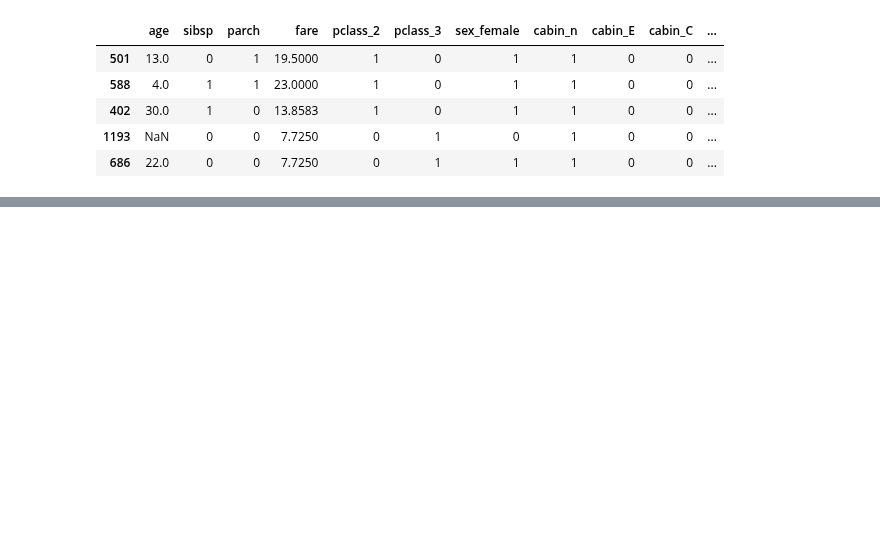
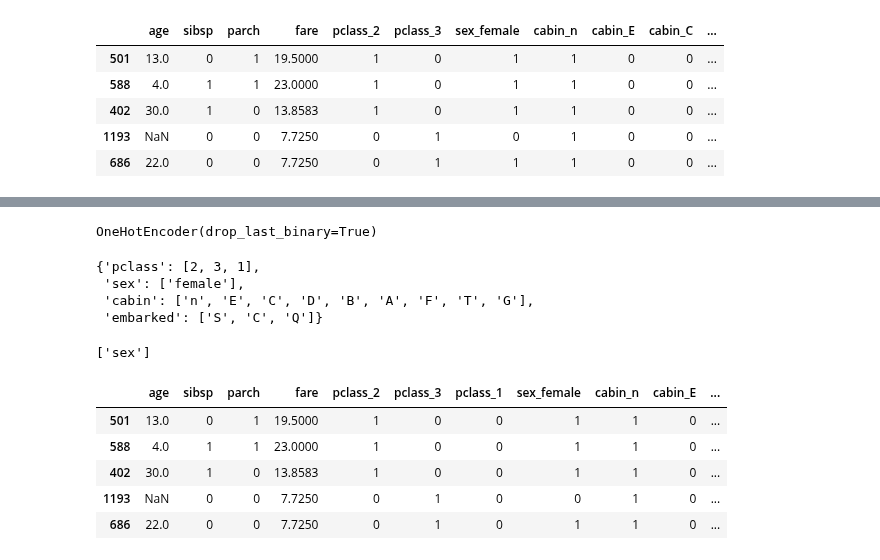
Before and after one commit to feature-engine/feature-engine-examples, a Jupyter notebook: encoding/OneHotEncoder.ipynb, the cells around one changed output, grey strips where cells are left out. Drawn from its saved outputs; the diff is of its cells as text; code cells hidden in the pictures; blank space fills up the shorter version.

```diff
--- a/encoding/OneHotEncoder.ipynb
+++ b/encoding/OneHotEncoder.ipynb
@@ -211,0 +240,36 @@ test_t.head()
+# %%
+ohe_enc = OneHotEncoder(top_categories=None,
+                        drop_last=False,
+                        drop_last_binary=True,
+                        )
+
+ohe_enc.fit(X_train)
+# %% [output]
+OneHotEncoder(drop_last_binary=True)
+# %%
+# the encoder dictionary
+ohe_enc.encoder_dict_
+# %% [output]
+{'pclass': [2, 3, 1],
+ 'sex': ['female'],
+ 'cabin': ['n', 'E', 'C', 'D', 'B', 'A', 'F', 'T', 'G'],
+ 'embarked': ['S', 'C', 'Q']}
+# %%
+# and we can also find which variables from those
+# are binary
+
+ohe_enc.variables_binary_
+# %% [output]
+['sex']
+# %%
+train_t = ohe_enc.transform(X_train)
+test_t = ohe_enc.transform(X_train)
+
+test_t.head()
+# %% [output]
+|  | age | sibsp | parch | fare | pclass_2 | pclass_3 | pclass_1 | sex_female | cabin_n | cabin_E | ... |
+| 501 | 13.0 | 0 | 1 | 19.5000 | 1 | 0 | 0 | 1 | 1 | 0 | ... |
+| 588 | 4.0 | 1 | 1 | 23.0000 | 1 | 0 | 0 | 1 | 1 | 0 | ... |
+| 402 | 30.0 | 1 | 0 | 13.8583 | 1 | 0 | 0 | 1 | 1 | 0 | ... |
+| 1193 | NaN | 0 | 0 | 7.7250 | 0 | 1 | 0 | 0 | 1 | 0 | ... |
+| 686 | 22.0 | 0 | 0 | 7.7250 | 0 | 1 | 0 | 1 | 1 | 0 | ... |
```
Also changed, not shown: parts of 12 cells of this notebook.
